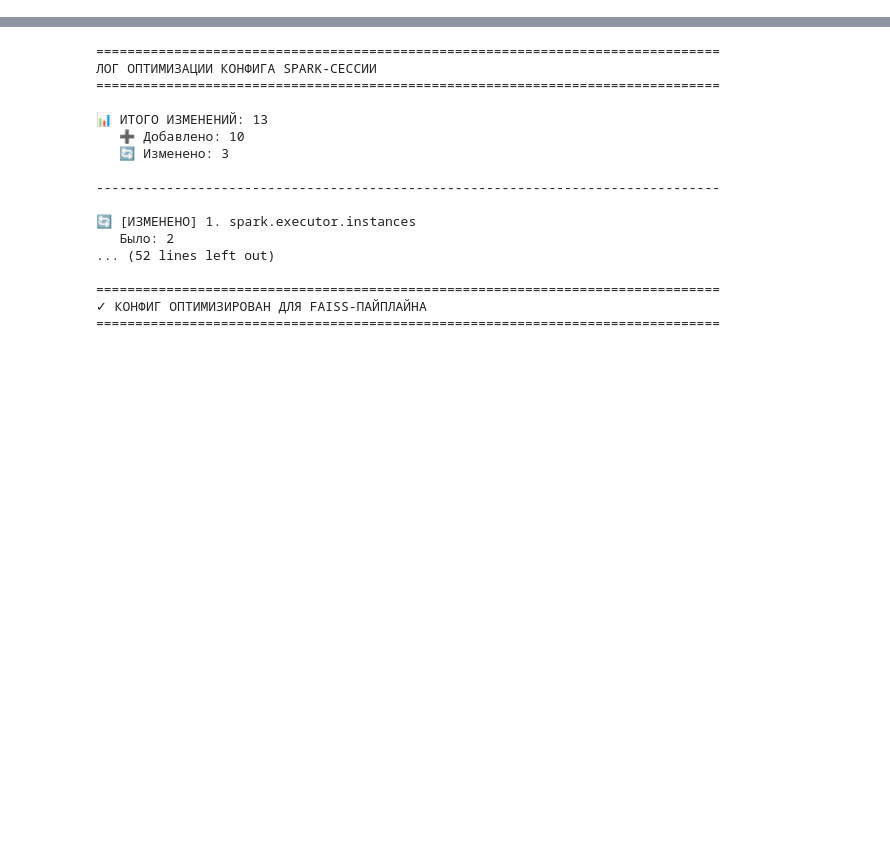
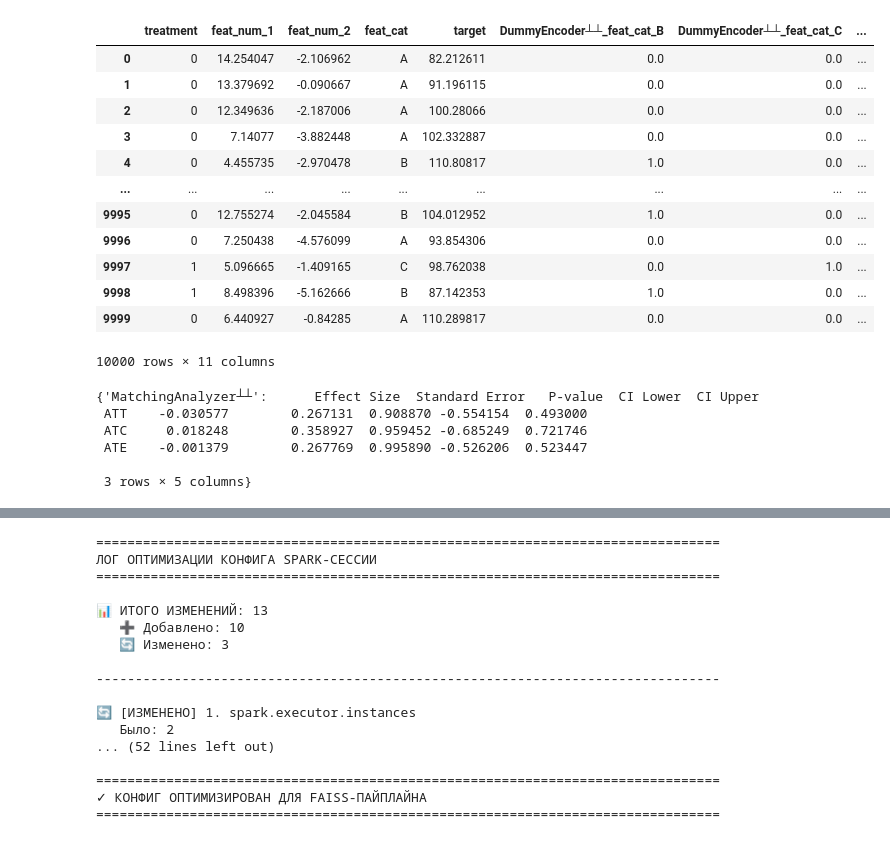
Before and after one commit to sb-ai-lab/HypEx, a Jupyter notebook: perfomance_mathcing.ipynb, the cells around one changed output, grey strips where cells are left out. Saved outputs shown, nothing was run; the diff lists cells and outputs as text; code cells hidden in the pictures; blank space fills up the shorter version.

```diff
--- a/perfomance_mathcing.ipynb
+++ b/perfomance_mathcing.ipynb
@@ -120,5 +342,6 @@ Executor ID: Driver/Local, PID: 717298
 # %%
-n = 5000  # увеличьте для теста IVF-индексов
+n_rows = 10000
+n = n_rows
 df = pd.DataFrame({
     "treatment": np.random.choice([0, 1], size=n, p=[0.6, 0.4]),
     "feat_num_1": np.random.normal(loc=10, scale=3, size=n),
@@ -177,0 +515,25 @@ session = (
+# %%
+pandas_result.ds
+# %% [output]
+|  | treatment | feat_num_1 | feat_num_2 | feat_cat | target | DummyEncoder┴┴_feat_cat_B | DummyEncoder┴┴_feat_cat_C | ... |
+| 0 | 0 | 14.254047 | -2.106962 | A | 82.212611 | 0.0 | 0.0 | ... |
+| 1 | 0 | 13.379692 | -0.090667 | A | 91.196115 | 0.0 | 0.0 | ... |
+| 2 | 0 | 12.349636 | -2.187006 | A | 100.28066 | 0.0 | 0.0 | ... |
+| 3 | 0 | 7.14077 | -3.882448 | A | 102.332887 | 0.0 | 0.0 | ... |
+| 4 | 0 | 4.455735 | -2.970478 | B | 110.80817 | 1.0 | 0.0 | ... |
+| ... | ... | ... | ... | ... | ... | ... | ... | ... |
+| 9995 | 0 | 12.755274 | -2.045584 | B | 104.012952 | 1.0 | 0.0 | ... |
+| 9996 | 0 | 7.250438 | -4.576099 | A | 93.854306 | 0.0 | 0.0 | ... |
+| 9997 | 1 | 5.096665 | -1.409165 | C | 98.762038 | 0.0 | 1.0 | ... |
+| 9998 | 1 | 8.498396 | -5.162666 | B | 87.142353 | 1.0 | 0.0 | ... |
+| 9999 | 0 | 6.440927 | -0.84285 | A | 110.289817 | 0.0 | 0.0 | ... |
+10000 rows × 11 columns
+# %%
+pandas_result.analysis_tables
+# %% [output]
+{'MatchingAnalyzer┴┴':      Effect Size  Standard Error   P-value  CI Lower  CI Upper
+ ATT    -0.030577        0.267131  0.908870 -0.554154  0.493000
+ ATC     0.018248        0.358927  0.959452 -0.685249  0.721746
+ ATE    -0.001379        0.267769  0.995890 -0.526206  0.523447
+
+ 3 rows × 5 columns}
```
Also changed, not shown: parts of 41 cells of this notebook.
